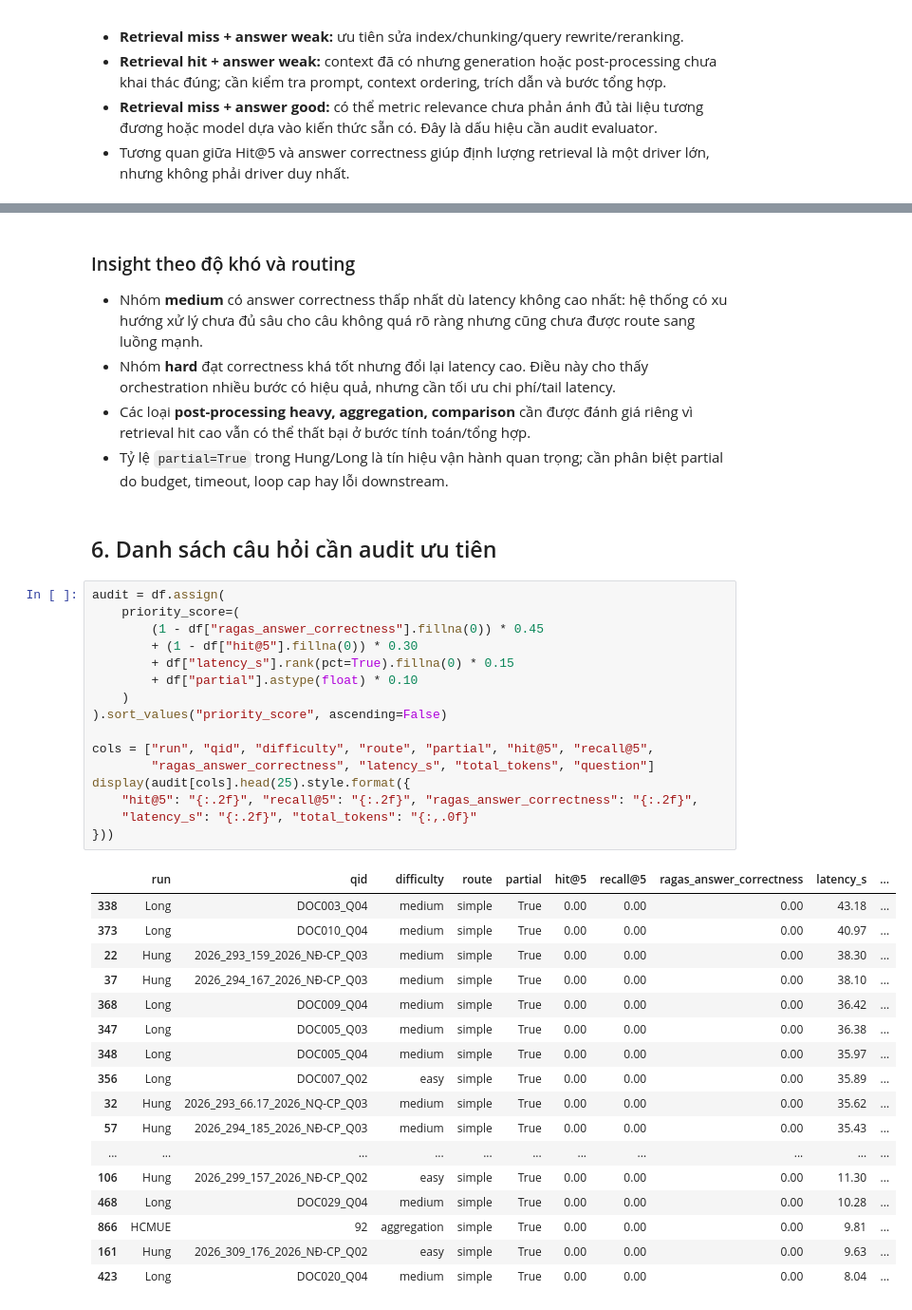
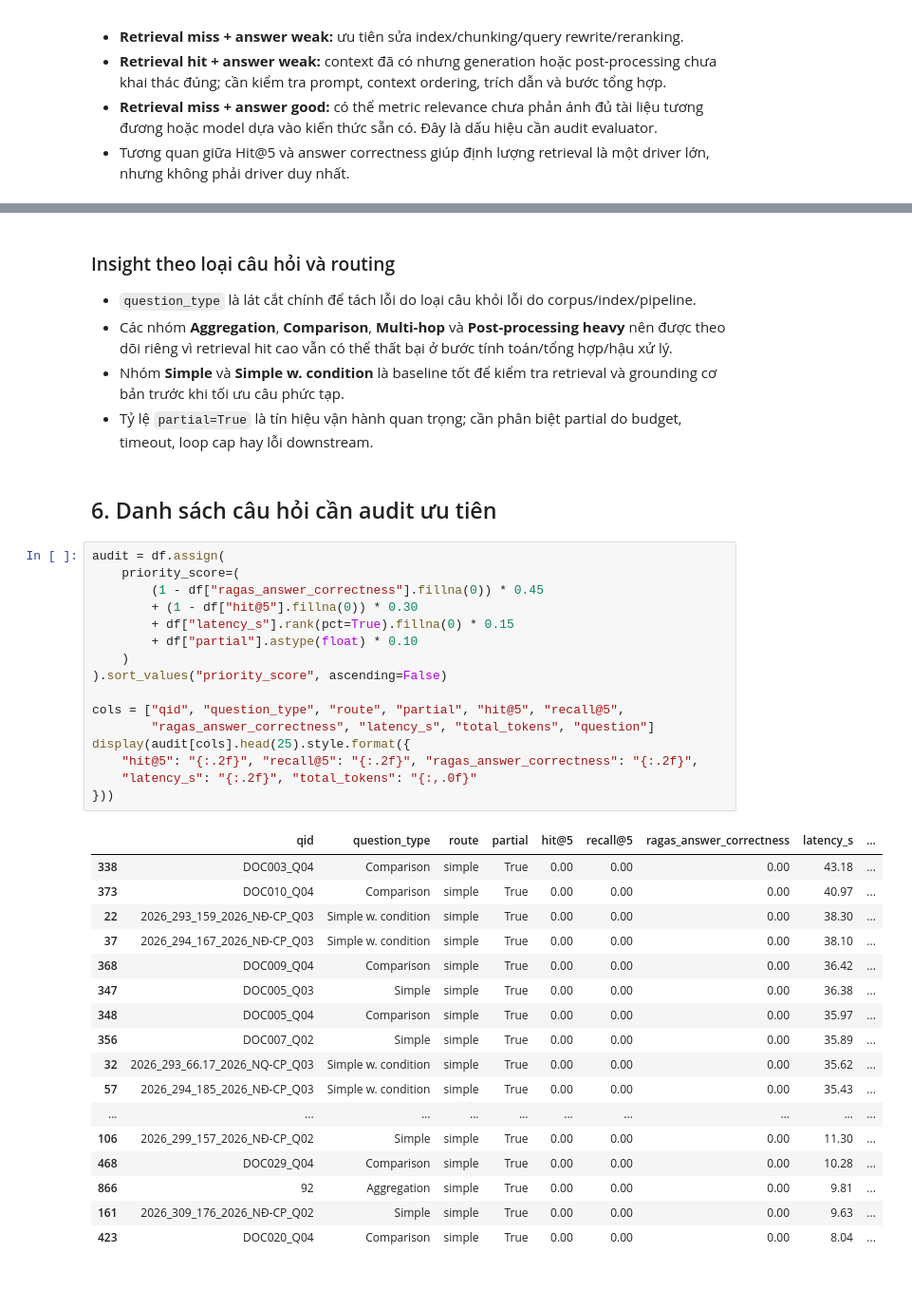
Before and after one commit to baeGil/TeamHN-RAG-Agent, a Jupyter notebook: evaluation/eval_final/benchmark_final_eda.ipynb, the cells around one changed output, grey strips where cells are left out. Shown at 95% size. Drawn from its saved outputs; the diff is of its cells as text; blank space fills up the shorter version.

```diff
--- a/evaluation/eval_final/benchmark_final_eda.ipynb
+++ b/evaluation/eval_final/benchmark_final_eda.ipynb
@@ -345,46 +467,46 @@ display(route_summary.style.format({
 # %% [markdown]
-### Insight theo độ khó và routing
+### Insight theo loại câu hỏi và routing
 
-- Nhóm **medium** có answer correctness thấp nhất dù latency không cao nhất: hệ thống có xu hướng xử lý chưa đủ sâu cho câu không quá rõ ràng nhưng cũng chưa được route sang luồng mạnh.
-- Nhóm **hard** đạt correctness khá tốt nhưng đổi lại latency cao. Điều này cho thấy orchestration nhiều bước có hiệu quả, nhưng cần tối ưu chi phí/tail latency.
-- Các loại **post-processing heavy, aggregation, comparison** cần được đánh giá riêng vì retrieval hit cao vẫn có thể thất bại ở bước tính toán/tổng hợp.
-- Tỷ lệ `partial=True` trong Hung/Long là tín hiệu vận hành quan trọng; cần phân biệt partial do budget, timeout, loop cap hay lỗi downstream.
+- `question_type` là lát cắt chính để tách lỗi do loại câu khỏi lỗi do corpus/index/pipeline.
+- Các nhóm **Aggregation**, **Comparison**, **Multi-hop** và **Post-processing heavy** nên được theo dõi riêng vì retrieval hit cao vẫn có thể thất bại ở bước tính toán/tổng hợp/hậu xử lý.
+- Nhóm **Simple** và **Simple w. condition** là baseline tốt để kiểm tra retrieval và grounding cơ bản trước khi tối ưu câu phức tạp.
+- Tỷ lệ `partial=True` là tín hiệu vận hành quan trọng; cần phân biệt partial do budget, timeout, loop cap hay lỗi downstream.
 # %% [markdown]
 ## 6. Danh sách câu hỏi cần audit ưu tiên
 # %%
 audit = df.assign(
     priority_score=(
         (1 - df["ragas_answer_correctness"].fillna(0)) * 0.45
         + (1 - df["hit@5"].fillna(0)) * 0.30
         + df["latency_s"].rank(pct=True).fillna(0) * 0.15
         + df["partial"].astype(float) * 0.10
     )
 ).sort_values("priority_score", ascending=False)
 
-cols = ["run", "qid", "difficulty", "route", "partial", "hit@5", "recall@5",
+cols = ["qid", "question_type", "route", "partial", "hit@5", "recall@5",
         "ragas_answer_correctness", "latency_s", "total_tokens", "question"]
 display(audit[cols].head(25).style.format({
     "hit@5": "{:.2f}", "recall@5": "{:.2f}", "ragas_answer_correctness": "{:.2f}",
     "latency_s": "{:.2f}", "total_tokens": "{:,.0f}"
 }))
 # %% [output]
-|  | run | qid | difficulty | route | partial | hit@5 | recall@5 | ragas_answer_correctness | latency_s | ... |
-| 338 | Long | DOC003_Q04 | medium | simple | True | 0.00 | 0.00 | 0.00 | 43.18 | ... |
-| 373 | Long | DOC010_Q04 | medium | simple | True | 0.00 | 0.00 | 0.00 | 40.97 | ... |
-| 22 | Hung | 2026_293_159_2026_NĐ-CP_Q03 | medium | simple | True | 0.00 | 0.00 | 0.00 | 38.30 | ... |
-| 37 | Hung | 2026_294_167_2026_NĐ-CP_Q03 | medium | simple | True | 0.00 | 0.00 | 0.00 | 38.10 | ... |
-| 368 | Long | DOC009_Q04 | medium | simple | True | 0.00 | 0.00 | 0.00 | 36.42 | ... |
-| 347 | Long | DOC005_Q03 | medium | simple | True | 0.00 | 0.00 | 0.00 | 36.38 | ... |
-| 348 | Long | DOC005_Q04 | medium | simple | True | 0.00 | 0.00 | 0.00 | 35.97 | ... |
-| 356 | Long | DOC007_Q02 | easy | simple | True | 0.00 | 0.00 | 0.00 | 35.89 | ... |
-| 32 | Hung | 2026_293_66.17_2026_NQ-CP_Q03 | medium | simple | True | 0.00 | 0.00 | 0.00 | 35.62 | ... |
-| 57 | Hung | 2026_294_185_2026_NĐ-CP_Q03 | medium | simple | True | 0.00 | 0.00 | 0.00 | 35.43 | ... |
-| ... | ... | ... | ... | ... | ... | ... | ... | ... | ... | ... |
-| 106 | Hung | 2026_299_157_2026_NĐ-CP_Q02 | easy | simple | True | 0.00 | 0.00 | 0.00 | 11.30 | ... |
-| 468 | Long | DOC029_Q04 | medium | simple | True | 0.00 | 0.00 | 0.00 | 10.28 | ... |
-| 866 | HCMUE | 92 | aggregation | simple | True | 0.00 | 0.00 | 0.00 | 9.81 | ... |
-| 161 | Hung | 2026_309_176_2026_NĐ-CP_Q02 | easy | simple | True | 0.00 | 0.00 | 0.00 | 9.63 | ... |
-| 423 | Long | DOC020_Q04 | medium | simple | True | 0.00 | 0.00 | 0.00 | 8.04 | ... |
+|  | qid | question_type | route | partial | hit@5 | recall@5 | ragas_answer_correctness | latency_s | ... |
+| 338 | DOC003_Q04 | Comparison | simple | True | 0.00 | 0.00 | 0.00 | 43.18 | ... |
+| 373 | DOC010_Q04 | Comparison | simple | True | 0.00 | 0.00 | 0.00 | 40.97 | ... |
+| 22 | 2026_293_159_2026_NĐ-CP_Q03 | Simple w. condition | simple | True | 0.00 | 0.00 | 0.00 | 38.30 | ... |
+| 37 | 2026_294_167_2026_NĐ-CP_Q03 | Simple w. condition | simple | True | 0.00 | 0.00 | 0.00 | 38.10 | ... |
+| 368 | DOC009_Q04 | Comparison | simple | True | 0.00 | 0.00 | 0.00 | 36.42 | ... |
+| 347 | DOC005_Q03 | Simple | simple | True | 0.00 | 0.00 | 0.00 | 36.38 | ... |
+| 348 | DOC005_Q04 | Comparison | simple | True | 0.00 | 0.00 | 0.00 | 35.97 | ... |
+| 356 | DOC007_Q02 | Simple | simple | True | 0.00 | 0.00 | 0.00 | 35.89 | ... |
+| 32 | 2026_293_66.17_2026_NQ-CP_Q03 | Simple w. condition | simple | True | 0.00 | 0.00 | 0.00 | 35.62 | ... |
+| 57 | 2026_294_185_2026_NĐ-CP_Q03 | Simple w. condition | simple | True | 0.00 | 0.00 | 0.00 | 35.43 | ... |
+| ... | ... | ... | ... | ... | ... | ... | ... | ... | ... |
+| 106 | 2026_299_157_2026_NĐ-CP_Q02 | Simple | simple | True | 0.00 | 0.00 | 0.00 | 11.30 | ... |
+| 468 | DOC029_Q04 | Comparison | simple | True | 0.00 | 0.00 | 0.00 | 10.28 | ... |
+| 866 | 92 | Aggregation | simple | True | 0.00 | 0.00 | 0.00 | 9.81 | ... |
+| 161 | 2026_309_176_2026_NĐ-CP_Q02 | Simple | simple | True | 0.00 | 0.00 | 0.00 | 9.63 | ... |
+| 423 | DOC020_Q04 | Comparison | simple | True | 0.00 | 0.00 | 0.00 | 8.04 | ... |
 # %%
 outliers = df.loc[df["latency_s"] >= df["latency_s"].quantile(.99), cols].sort_values("latency_s", ascending=False)
 display(Markdown(f"**Top 1% latency gồm {len(outliers)} câu:**"))
```
Also changed, not shown: parts of 19 cells of this notebook, 4 other files.
